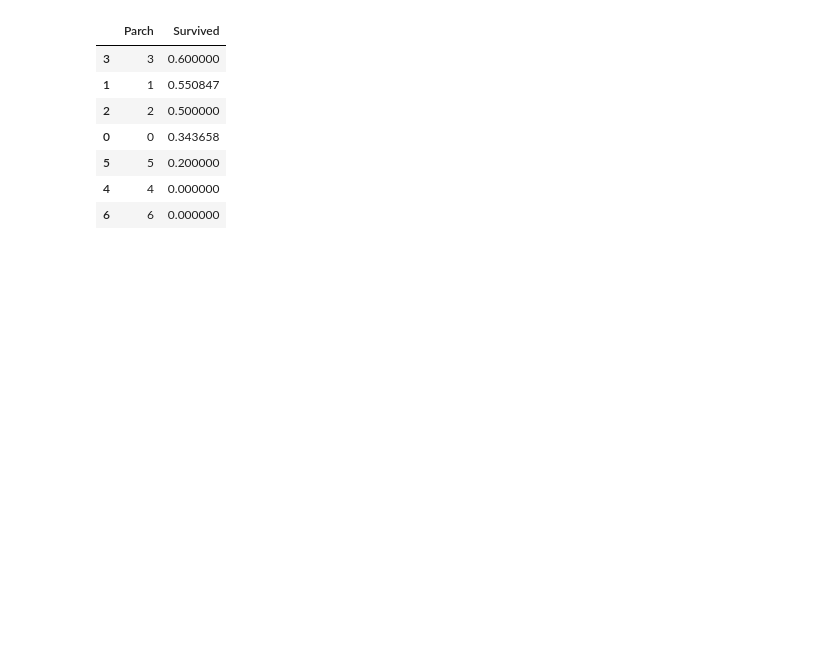
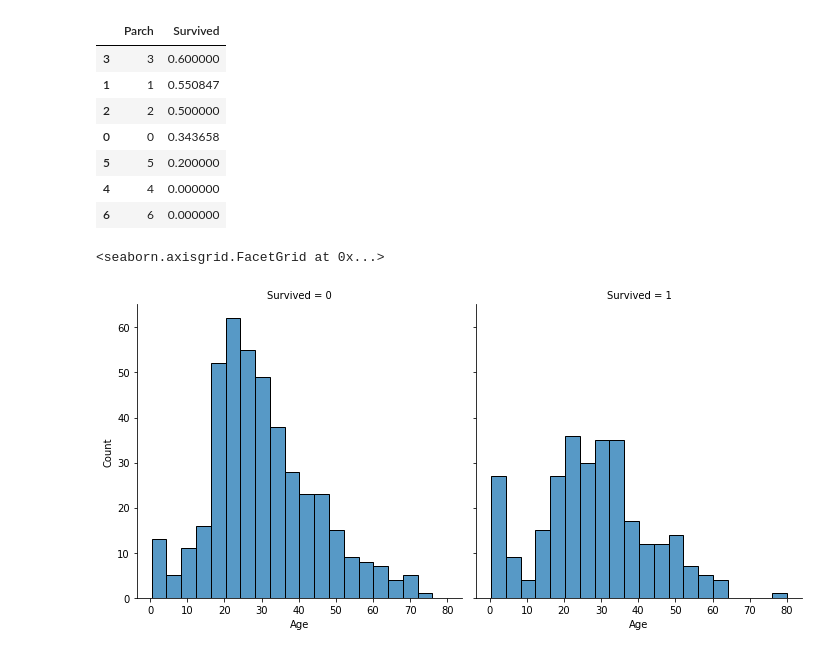
Before and after one commit to bhaktjain/Kaggle-Problem, a Jupyter notebook: Titanic_dataset.ipynb, the cells around one changed output. Drawn from its saved outputs; the diff is of its cells as text; code cells hidden in the pictures; blank space fills up the shorter version.

```diff
--- a/Titanic_dataset.ipynb
+++ b/Titanic_dataset.ipynb
@@ -145,3 +145,8 @@ train[["Parch", "Survived"]].groupby(['Parch'], as_index=False).mean().sort_valu
 | 5 | 5 | 0.200000 |
 | 4 | 4 | 0.000000 |
 | 6 | 6 | 0.000000 |
+# %%
+sns.displot(train, x="Age", col="Survived")
+# %% [output]
+<seaborn.axisgrid.FacetGrid at 0x...>
+[figure, added]
```
Also changed, not shown: parts of 2 cells of this notebook.
